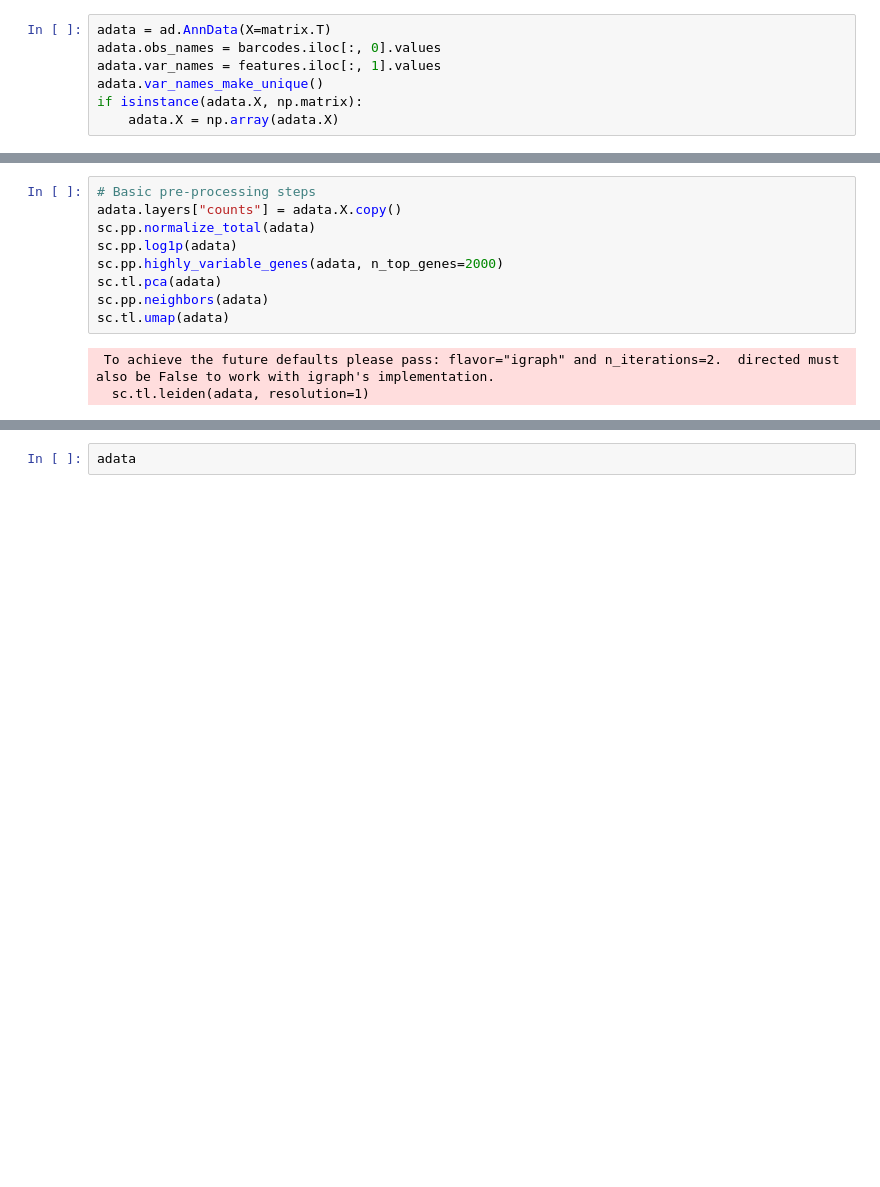
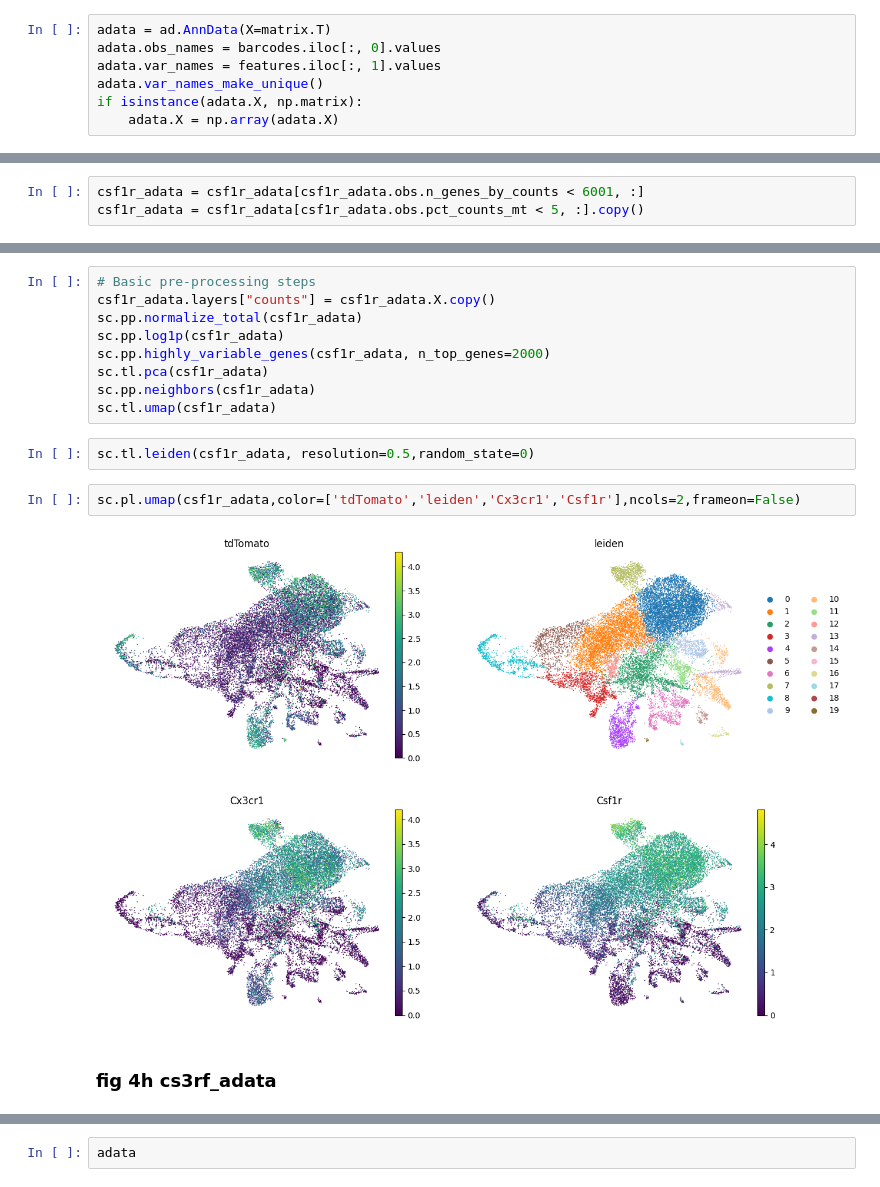
Before and after one commit to jingsday/project_LYPI, a Jupyter notebook: lypi_Scripts/lypi_Scripts_emp.ipynb, the cells around one changed output, grey strips where cells are left out. Saved outputs shown, nothing was run; the diff lists cells and outputs as text; blank space fills up the shorter version.

```diff
--- a/lypi_Scripts/lypi_Scripts_emp.ipynb
+++ b/lypi_Scripts/lypi_Scripts_emp.ipynb
@@ -26,0 +88,3 @@ if isinstance(adata.X, np.matrix):
+# %%
+csf1r_adata = csf1r_adata[csf1r_adata.obs.n_genes_by_counts < 6001, :]
+csf1r_adata = csf1r_adata[csf1r_adata.obs.pct_counts_mt < 5, :].copy()
@@ -27,12 +102,17 @@ if isinstance(adata.X, np.matrix):
 # %%
 # Basic pre-processing steps
-adata.layers["counts"] = adata.X.copy()
-sc.pp.normalize_total(adata)
-sc.pp.log1p(adata)
-sc.pp.highly_variable_genes(adata, n_top_genes=2000)
-sc.tl.pca(adata)
-sc.pp.neighbors(adata)
-sc.tl.umap(adata)
+csf1r_adata.layers["counts"] = csf1r_adata.X.copy()
+sc.pp.normalize_total(csf1r_adata)
+sc.pp.log1p(csf1r_adata)
+sc.pp.highly_variable_genes(csf1r_adata, n_top_genes=2000)
+sc.tl.pca(csf1r_adata)
+sc.pp.neighbors(csf1r_adata)
+sc.tl.umap(csf1r_adata)
-# %% [output]
- To achieve the future defaults please pass: flavor="igraph" and n_iterations=2.  directed must also be False to work with igraph's implementation.
-  sc.tl.leiden(adata, resolution=1)
+# %%
+sc.tl.leiden(csf1r_adata, resolution=0.5,random_state=0)
+# %%
+sc.pl.umap(csf1r_adata,color=['tdTomato','leiden','Cx3cr1','Csf1r'],ncols=2,frameon=False)
+# %% [output]
+[figure, added]
+# %% [markdown]
+### fig 4h cs3rf_adata
```
Also changed, not shown: parts of 16 cells of this notebook.
